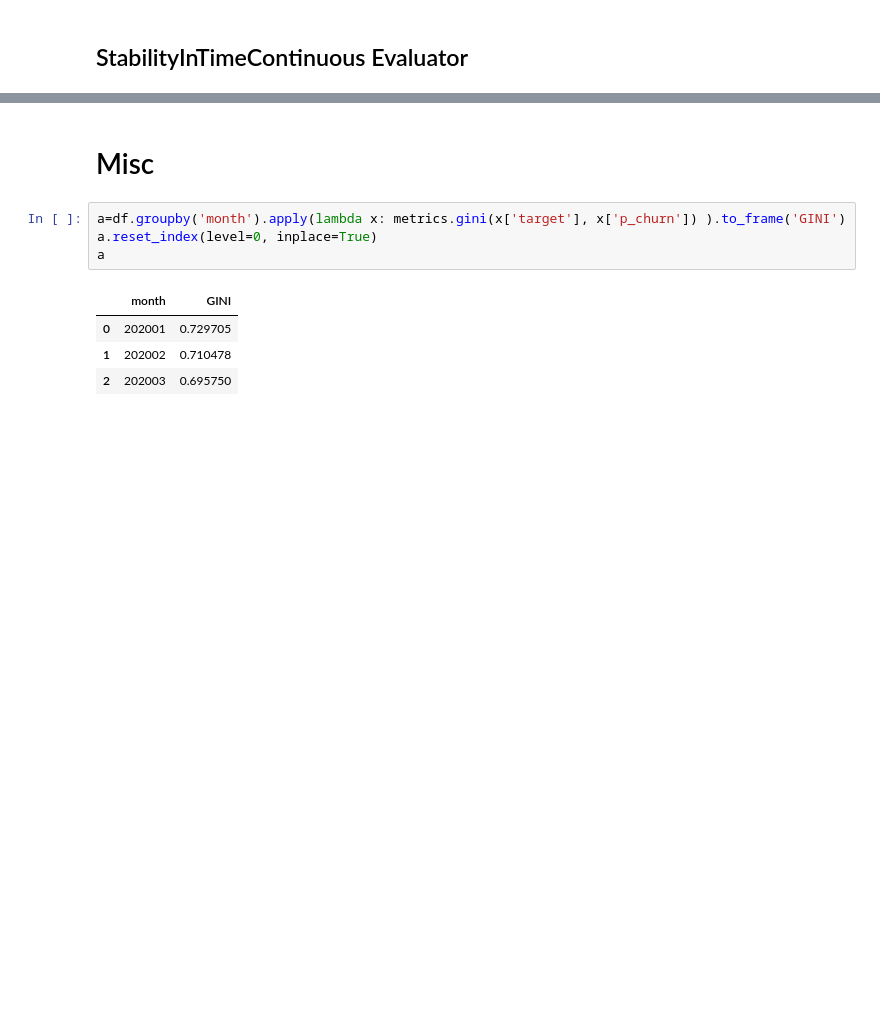
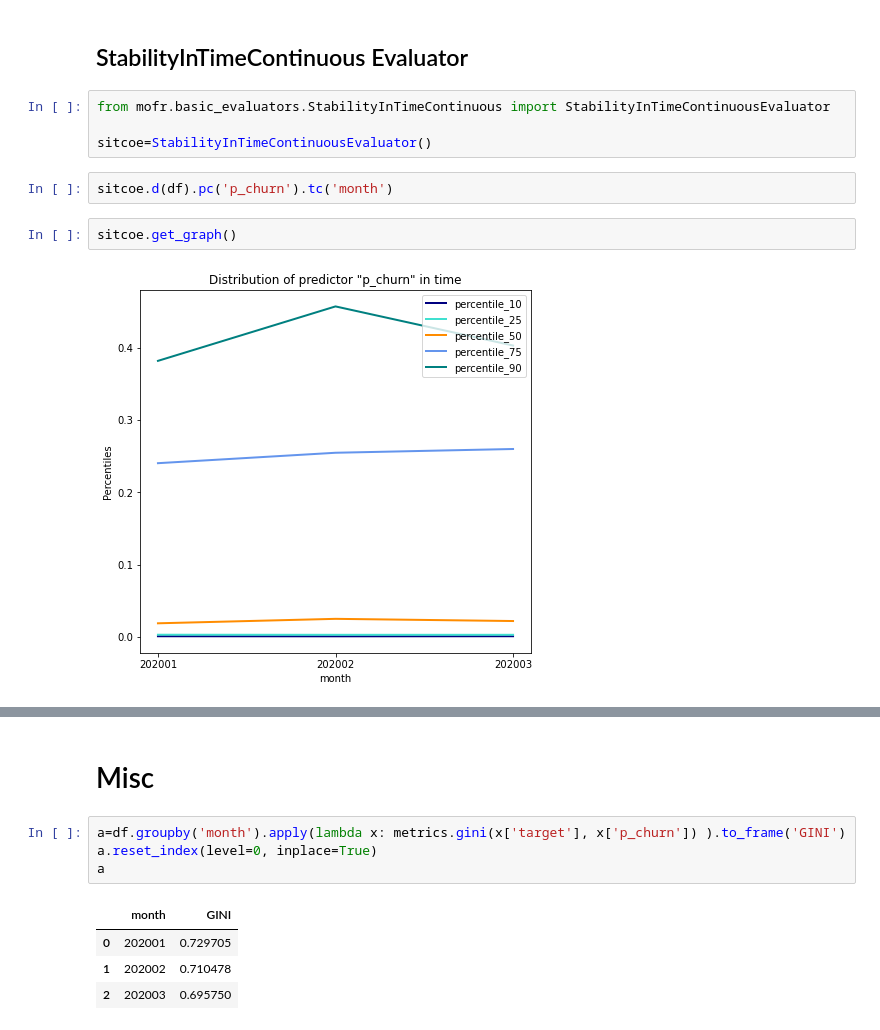
Before and after one commit to Vrboska/mofr, a Jupyter notebook: Testing.ipynb, the cells around one changed output, grey strips where cells are left out. Saved outputs shown, nothing was run; the diff lists cells and outputs as text; blank space fills up the shorter version.

Commit message:
StabilityInTimeContinuous added

```diff
--- a/Testing.ipynb
+++ b/Testing.ipynb
@@ -465,2 +468,12 @@ Distribution of predictor "categorical_predictor" in time
 # %% [markdown]
 ## StabilityInTimeContinuous Evaluator
+# %%
+from mofr.basic_evaluators.StabilityInTimeContinuous import StabilityInTimeContinuousEvaluator
+
+sitcoe=StabilityInTimeContinuousEvaluator()
+# %%
+sitcoe.d(df).pc('p_churn').tc('month')
+# %%
+sitcoe.get_graph()
+# %% [output]
+[figure, added]
```
Also changed, not shown: parts of 11 cells of this notebook, 1 other file.
